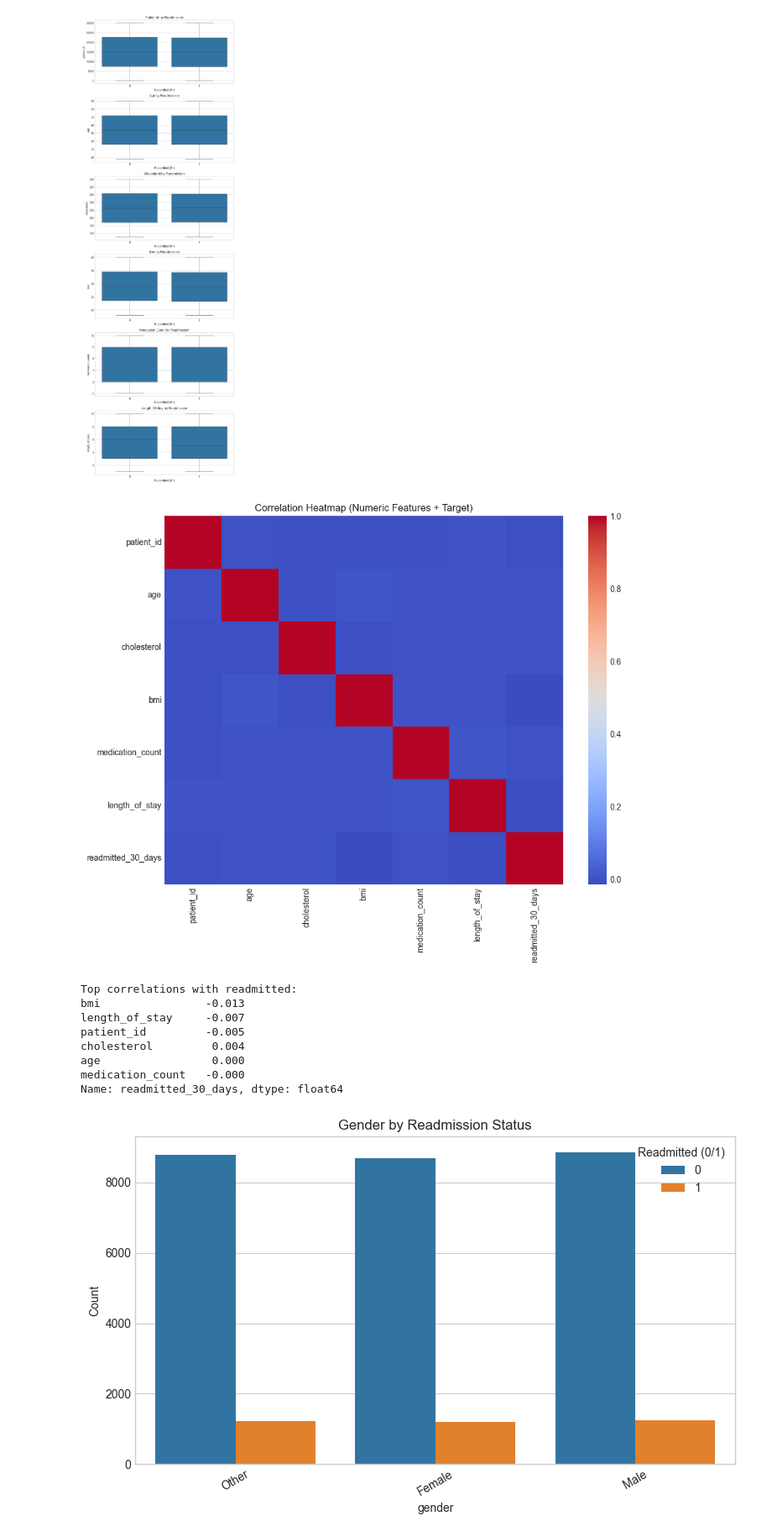
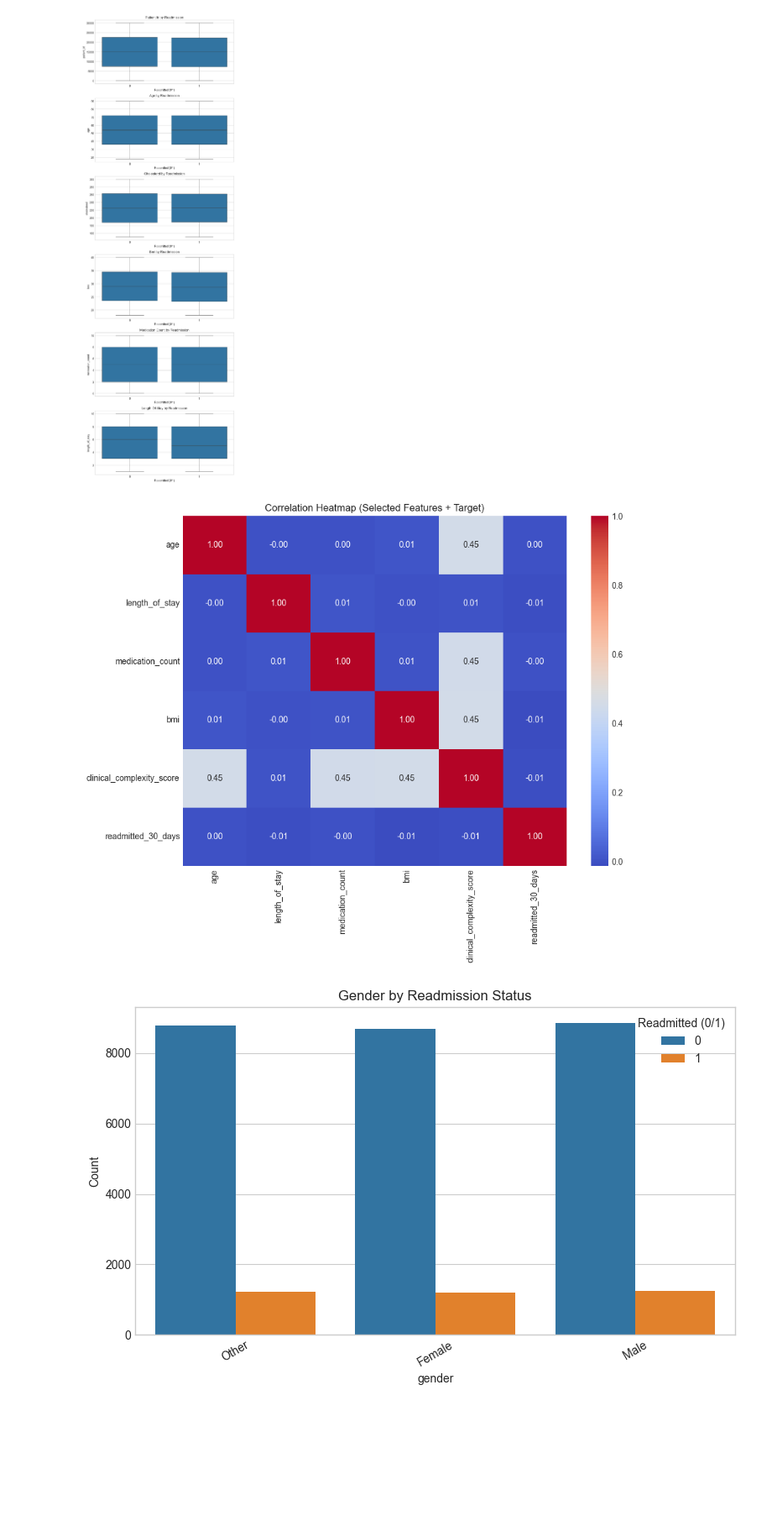
Before and after one commit to albertokabore/Hospital-Readmission-Prediction, a Jupyter notebook: notebooks/Readmission_Project.ipynb, the cells around one changed output. Shown at 84% size. Cells and saved outputs as stored; diff of their text form; code cells hidden in the pictures; blank space fills up the shorter version.

```diff
--- a/notebooks/Readmission_Project.ipynb
+++ b/notebooks/Readmission_Project.ipynb
@@ -365,31 +365,30 @@ if top_box_cols:
     plt.show()
 # %% [output]
 [figure]
-# %%
-# 3.4 Correlation heatmap (numeric)
-if len(numeric_cols) >= 2:
-    corr_cols = numeric_cols + [target_col]
-    corr_matrix = df[corr_cols].corr()
-    plt.figure(figsize=(10, 8))
-    sns.heatmap(corr_matrix, annot=False, cmap="coolwarm", square=False)
-    plt.title("Correlation Heatmap (Numeric Features + Target)")
-    plt.tight_layout()
-    plt.show()
-  # Print top correlations with target
-    print("\nTop correlations with readmitted:")
-    target_corr = corr_matrix[target_col].drop(target_col).sort_values(
-        key=lambda s: s.abs(), ascending=False)
-    print(target_corr.head(10))
-# %% [output]
-[figure, removed]
-Top correlations with readmitted:
-bmi                -0.013
-length_of_stay     -0.007
-patient_id         -0.005
-cholesterol         0.004
-age                 0.000
-medication_count   -0.000
-Name: readmitted_30_days, dtype: float64
+# %%
+selected_features = [
+    "age",
+    "length_of_stay",
+    "medication_count",
+    "bmi",
+    "clinical_complexity_score",
+    "medications_per_day",
+    # add any other engineered features you care about
+]
+
+# Keep only those that actually exist
+selected_features = [c for c in selected_features if c in df_engineered.columns]
+corr_cols = selected_features + [target_col]
+
+corr_matrix = df_engineered[corr_cols].corr()
+
+plt.figure(figsize=(10, 8))
+sns.heatmap(corr_matrix, annot=True, fmt=".2f", cmap="coolwarm", square=False)
+plt.title("Correlation Heatmap (Selected Features + Target)")
+plt.tight_layout()
+plt.show()
+# %% [output]
+[figure, added]
 # %%
 
 # 3.5 Categorical count plots vs target (up to 5)
```
